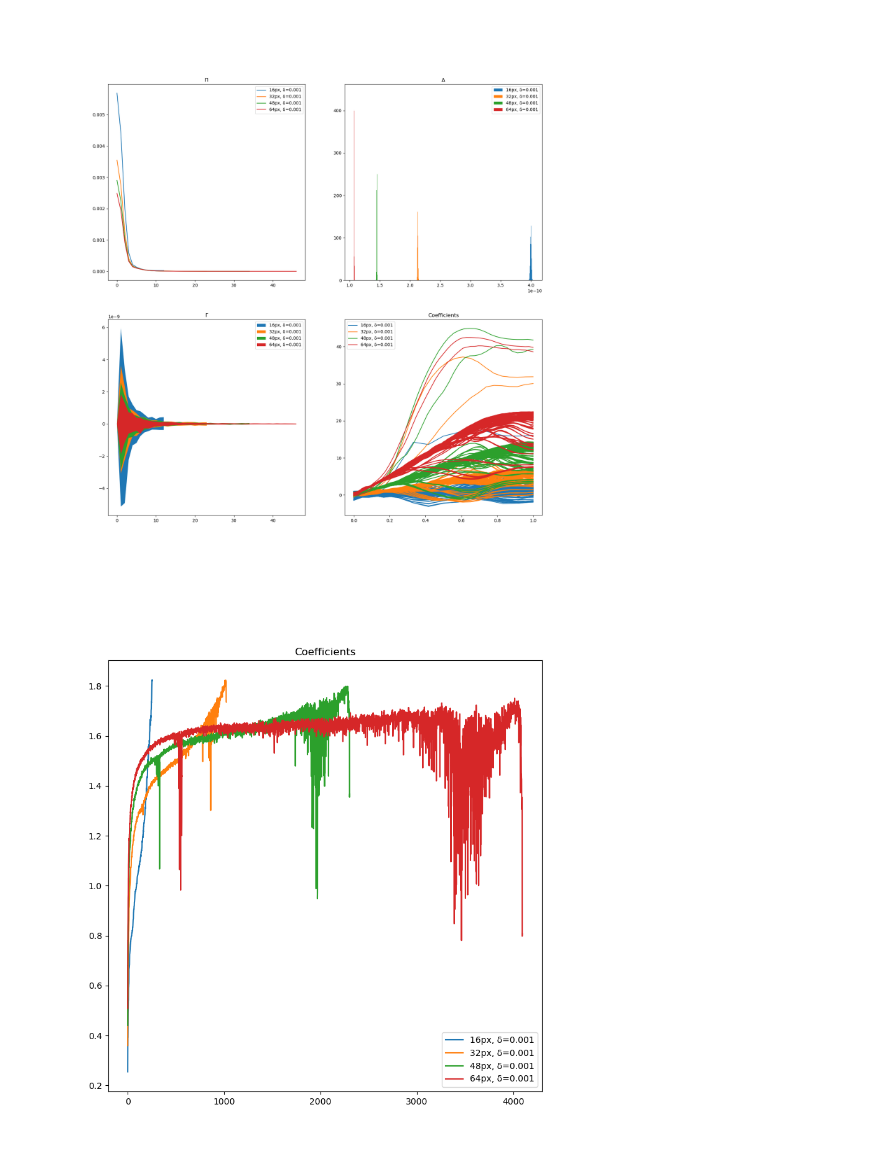
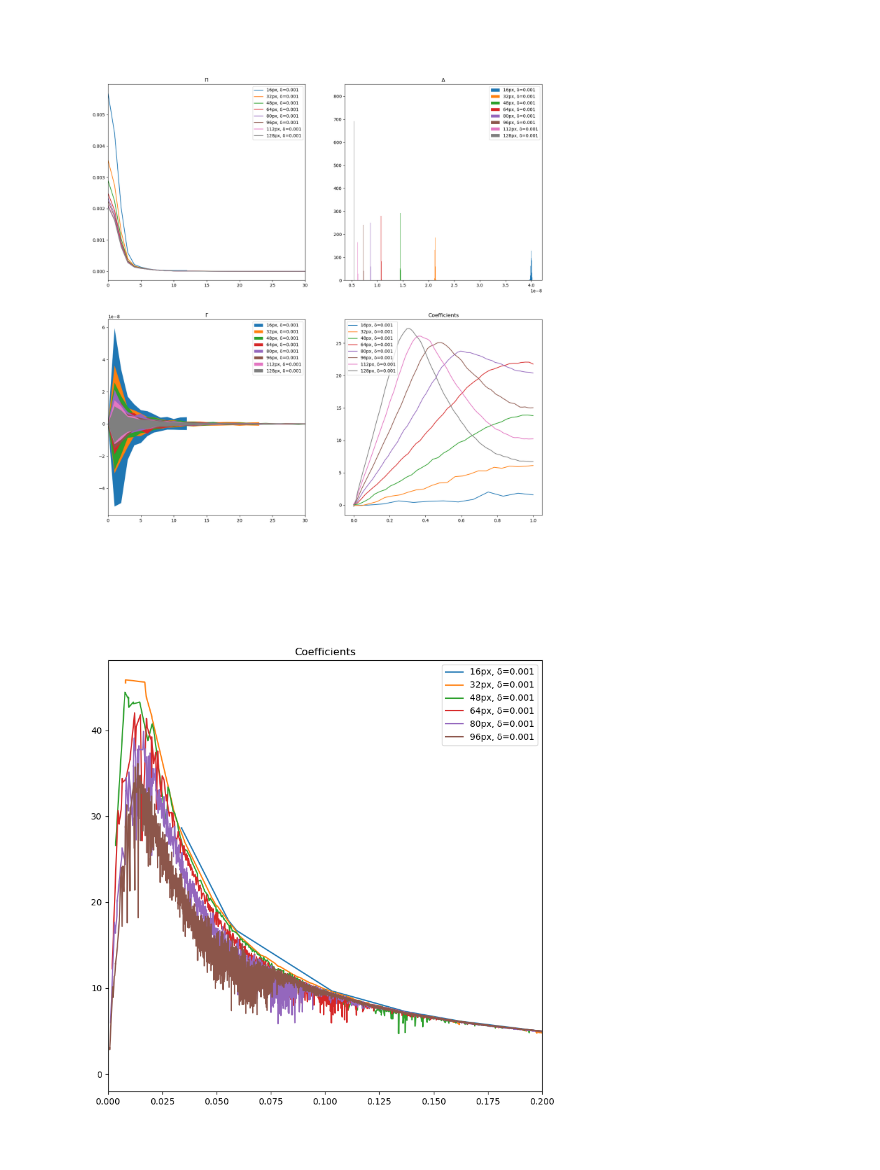
Before and after one commit to AlexanderAuras/LearnedRadonFilters, a Jupyter notebook: visualization.ipynb, the cells around one changed output. Saved outputs shown, nothing was run; the diff lists cells and outputs as text; code cells hidden in the pictures.

```diff
--- a/visualization.ipynb
+++ b/visualization.ipynb
@@ -25,13 +25,9 @@ filter_name_pattern: re.Pattern = re.compile(r"dataset.img_size=(\d+), noise_lev
 filter_run_name_data_list = map(lambda dir_name: filter_name_pattern.fullmatch(dir_name), filter_dir_name_list)
 filter_clean_run_name_data_list = typing.cast(typing.Generator[re.Match[str], None, None], filter(lambda x: x!=None, filter_run_name_data_list))
 for run_name_data in filter_clean_run_name_data_list:
-    #TODO REMOVE REMOVE REMOVE REMOVE REMOVE
-    if int(run_name_data.group(1)) >= 96:
-        continue
-    #TODO REMOVE REMOVE REMOVE REMOVE REMOVE
     for name in ["coefficients", "delta", "pi", "gamma"]:
         path = os.path.join(".", "runs", "resolutions_filter", f"dataset.img_size={int(run_name_data.group(1))}, noise_level={float(run_name_data.group(2))}", name+".pt")
-        runs_fields[f"filter_s{run_name_data.group(1)}_n{run_name_data.group(2)}_{name}"] = load_saved_tensor(path)
+        runs_fields[f"filter_s{run_name_data.group(1)}_n{run_name_data.group(2).replace('.', '')}_{name}"] = load_saved_tensor(path)
 
 svd_base_path = os.path.join(".", "runs", "resolutions_svd")
 svd_dir_name_list = next(os.walk(svd_base_path))[1]
@@ -39,12 +35,10 @@ svd_name_pattern: re.Pattern = re.compile(r"model=svd, dataset.img_size=(\d+), n
 svd_run_name_data_list = map(lambda dir_name: svd_name_pattern.fullmatch(dir_name), svd_dir_name_list)
 svd_clean_run_name_data_list = typing.cast(typing.Generator[re.Match[str], None, None], filter(lambda x: x!=None, svd_run_name_data_list))
 for run_name_data in svd_clean_run_name_data_list:
-    #TODO REMOVE REMOVE REMOVE REMOVE REMOVE
-    if int(run_name_data.group(1)) >= 96:
-        continue
-    #TODO REMOVE REMOVE REMOVE REMOVE REMOVE
     path = os.path.join(".", "runs", "resolutions_svd", f"model=svd, dataset.img_size={int(run_name_data.group(1))}, noise_level={float(run_name_data.group(2))}", "coefficients.pt")
-    runs_fields[f"svd_s{run_name_data.group(1)}_n{run_name_data.group(2)}_coefficients"] = load_saved_tensor(path)
+    runs_fields[f"svd_s{run_name_data.group(1)}_n{run_name_data.group(2).replace('.', '')}_coefficients"] = load_saved_tensor(path)
+    path = os.path.join(".", "runs", "resolutions_svd", f"model=svd, dataset.img_size={int(run_name_data.group(1))}, noise_level={float(run_name_data.group(2))}", "singular_values.pt")
+    runs_fields[f"svd_s{run_name_data.group(1)}_n{run_name_data.group(2).replace('.', '')}_singular_values"] = load_saved_tensor(path)
 
 runs = typing.cast(typing.Any, type("Runs", (object,), runs_fields))
 # %%
@@ -70,48 +64,53 @@ plt.subplots(2, 2, figsize=(18, 18))
 
 axes = plt.subplot(2, 2, 1)
 axes.set_title("Π")
-for res in [16,32,48,64]:
+for res in [16,32,48,64,80,96,112,128]:
     pi = getattr(runs, f"filter_s{res}_n0001_pi")
     axes.plot(pi[0], label=f"{res}px, δ=0.001")
 axes.legend()
+axes.set_xlim(0.0, 30.0)
 
 axes = plt.subplot(2, 2, 2)
 axes.set_title("Δ")
-for res in [16,32,48,64]:
+for res in [16,32,48,64,80,96,112,128]:
     delta = getattr(runs, f"filter_s{res}_n0001_delta")
     axes.hist(delta.flatten(), 100, label=f"{res}px, δ=0.001")
 axes.legend()
 
 axes = plt.subplot(2, 2, 3)
 axes.set_title("Γ")
-for res in [16,32,48,64]:
+for res in [16,32,48,64,80,96,112,128]:
     gamma = getattr(runs, f"filter_s{res}_n0001_gamma")
     axes.fill_between(torch.arange(gamma.shape[1]), torch.min(gamma.mT, dim=1)[0], torch.max(gamma.mT, dim=1)[0], label=f"{res}px, δ=0.001")
 axes.legend()
+axes.set_xlim(0.0, 30.0)
 
 axes = plt.subplot(2, 2, 4)
 axes.set_title("Coefficients")
-for idx, res in enumerate([16,32,48,64]):
+for idx, res in enumerate([16,32,48,64,80,96,112,128]):
     coefficients = getattr(runs, f"filter_s{res}_n0001_coefficients")
-    x = torch.linspace(0, 1, coefficients[1:].shape[1])
+    x = torch.linspace(0.0, 1.0, coefficients[1:].shape[1])
     #x = torch.arange(coefficients[1:].shape[1])
-    axes.plot(x, coefficients[0:1].mT, color=plt.rcParams["axes.prop_cycle"].by_key()["color"][idx], label=f"{res}px, δ=0.001")
-    axes.plot(x, coefficients[1:].mT, color=plt.rcParams["axes.prop_cycle"].by_key()["color"][idx])
+    axes.plot(x, coefficients[63:64].mT, color=plt.rcParams["axes.prop_cycle"].by_key()["color"][idx], label=f"{res}px, δ=0.001")
+    #axes.plot(x, coefficients[0:1].mT, color=plt.rcParams["axes.prop_cycle"].by_key()["color"][idx], label=f"{res}px, δ=0.001")
+    #axes.plot(x, coefficients[1:].mT, color=plt.rcParams["axes.prop_cycle"].by_key()["color"][idx])
 axes.legend()
 
 plt.show()
 # %% [output]
-[figure, old version]
+[figure, new version]
 # %%
 plt.subplots(1, 1, figsize=(9, 9))
 
 axes = plt.subplot(1, 1, 1)
 axes.set_title("Coefficients")
-for idx, res in enumerate([16,32,48,64]):
+for idx, res in enumerate([16,32,48,64,80,96]):
     coefficients = getattr(runs, f"svd_s{res}_n0001_coefficients")
-    axes.plot(coefficients, label=f"{res}px, δ=0.001")
+    singular_values = getattr(runs, f"svd_s{res}_n0001_singular_values")
+    axes.plot(singular_values, coefficients, label=f"{res}px, δ=0.001")
 axes.legend()
+axes.set_xlim(0.0, 0.2)
 
 plt.show()
 # %% [output]
-[figure, old version]
+[figure, new version]
```
Also changed, not shown: parts of 1 cell of this notebook, 3 other files.
